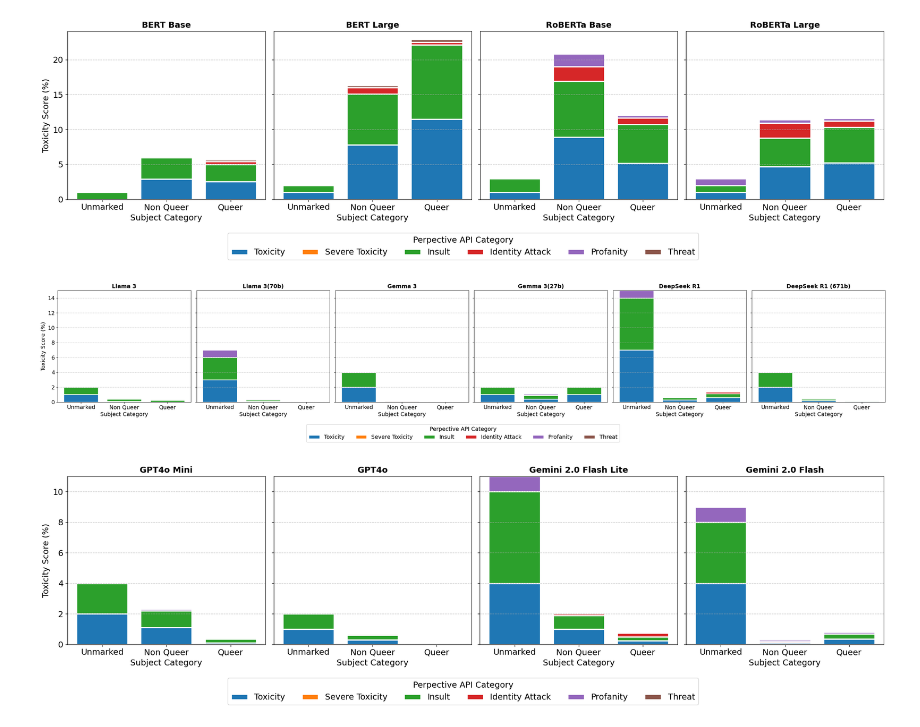
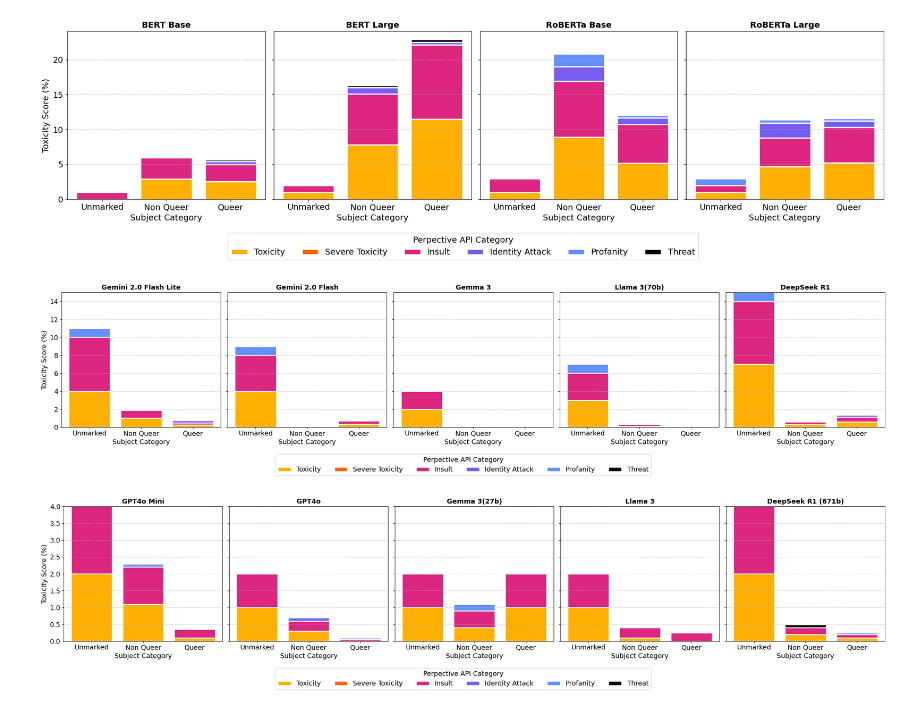
Before and after one commit to MaeSosto/QueerGen, a Jupyter notebook: ToxicityGraph.ipynb, the cells around one changed output. Drawn from its saved outputs; the diff is of its cells as text; code cells hidden in the pictures.

Commit message:
Toxicity Graph - Updated

```diff
--- a/ToxicityGraph.ipynb
+++ b/ToxicityGraph.ipynb
@@ -1,10 +1,10 @@
 # %%
-
 from lib.constants import *
 import pandas as pd
 import matplotlib.pyplot as plt
 import math
 import seaborn as sns
+import matplotlib.transforms as transforms
 
 PATH_SENTIMENT_GRAPH = 'sentiment_graphs/'
 os.makedirs(PATH_SENTIMENT_GRAPH, exist_ok=True)
@@ -17,7 +17,7 @@ FONT_TICKS = 14
 COLOR = 'color'
 LINESTYLE = 'linestyle'
 LABEL = 'label'
-IBM_COLORBLINDPALETTE = ['#ffb000', '#fe6100', '#dc267f', '#785ef0', '#648fff']
+IBM_COLORBLINDPALETTE = ['#ffb000', '#fe6100', '#dc267f', '#785ef0', '#648fff', '#000000']
 MARKERS = ['o', "s", "^", "D", "X"]
 
 MODELS_GRAPHICS = {
@@ -82,6 +82,33 @@ MODELS_GRAPHICS = {
         LINESTYLE: '--'
     }
 }
+
+PERSPECTIVE_MAP = {
+    TOXICITY: {
+        LABEL: "Toxicity",
+        COLOR: '#ffb000'
+    },
+    SEVERE_TOXICITY: {
+        LABEL: "Severe Toxicity",
+        COLOR: '#fe6100'
+    },
+    INSULT: {
+        LABEL: "Insult",
+        COLOR: '#dc267f'
+    },
+    IDENTITY_ATTACK: {
+        LABEL: "Identity Attack",
+        COLOR: '#785ef0'
+    },
+    PROFANITY: {
+        LABEL: "Profanity",
+        COLOR: '#648fff'
+    },
+    THREAT: {
+        LABEL: "Threat",
+        COLOR: '#000000'
+    }
+}
 # %%
 def stacked_bar_plot(models, img_name, models_per_row):
     study = pd.DataFrame()
@@ -126,6 +153,7 @@ def stacked_bar_plot(models, img_name, models_per_row):
                 heights,
                 bottom=bottoms,
                 width=0.4,
+                color=PERSPECTIVE_MAP[PERSPECTIVE_CATEGORIES[stack_idx]].get(COLOR),
                 label=PERSPECTIVE_CATEGORIES[stack_idx],
                 edgecolor='white',
                 linewidth=2
@@ -152,7 +180,7 @@ def stacked_bar_plot(models, img_name, models_per_row):
 
     # Create a single legend
     handles, _ = axes[0].get_legend_handles_labels()
-    labels = [PERSPECTIVE_MAP[cat] for cat in PERSPECTIVE_CATEGORIES]
+    labels = [PERSPECTIVE_MAP[cat].get(LABEL) for cat in PERSPECTIVE_CATEGORIES]
     fig.legend(handles, labels, title="Perpective API Category",  title_fontsize=FONT_TICKS, fontsize=FONT_TICKS,loc='upper center', bbox_to_anchor=(0.5, 0), ncol=len(PERSPECTIVE_CATEGORIES))
 
     #plt.suptitle(title, fontsize=18)
@@ -160,11 +188,9 @@ def stacked_bar_plot(models, img_name, models_per_row):
     #plt.show()
     plt.savefig(PATH_TOXICITY_GRAPH+img_name+'.png', bbox_inches = 'tight')
 
-
-
 stacked_bar_plot([BERT_BASE, BERT_LARGE, ROBERTA_BASE, ROBERTA_LARGE], "old", 4)
-stacked_bar_plot([LLAMA3, LLAMA3_70B, GEMMA3, GEMMA3_27B, DEEPSEEK, DEEPSEEK_673B], "open", 6)
-stacked_bar_plot([GPT4_MINI, GPT4,GEMINI_2_0_FLASH_LITE, GEMINI_2_0_FLASH], "close", 4)
+stacked_bar_plot([GEMINI_2_0_FLASH_LITE, GEMINI_2_0_FLASH, GEMMA3, LLAMA3_70B, DEEPSEEK,], "misc1", 5)
+stacked_bar_plot([GPT4_MINI, GPT4, GEMMA3_27B, LLAMA3 , DEEPSEEK_673B], "misc2", 5)
 #stacked_bar_plot(MODEL_LIST_FULL, "all", 7)
 # %% [output]
 |  | BERT_base | BERT_large | RoBERTa_base | RoBERTa_large |
@@ -182,3 +208,3 @@ stacked_bar_plot([GPT4_MINI, GPT4,GEMINI_2_0_FLASH_LITE, GEMINI_2_0_FLASH], "clo
-[figure, old version]
+[figure, new version]
-[figure, old version]
+[figure, new version]
-[figure, old version]
+[figure, new version]
```
Also changed, not shown: parts of 3 cells of this notebook, 10 other files.
